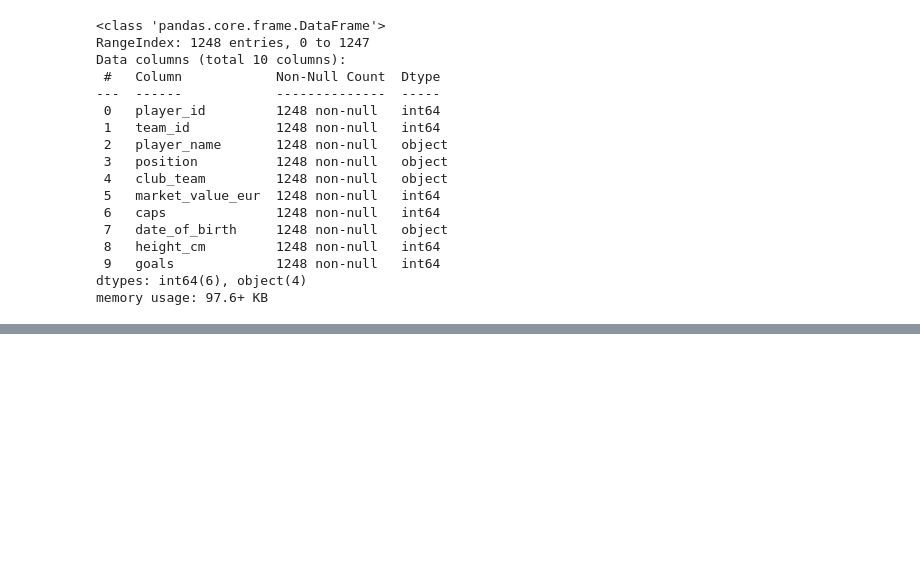
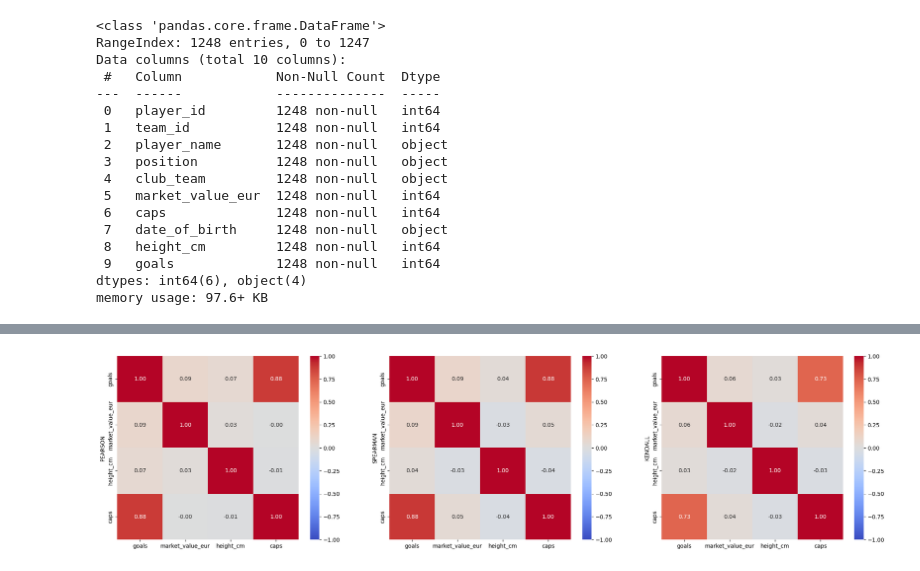
Before and after one commit to joaquincernik/inteligencia-artificial, a Jupyter notebook: practico2/practico2.ipynb, the cells around one changed output, grey strips where cells are left out. Drawn from its saved outputs; the diff is of its cells as text; code cells hidden in the pictures; blank space fills up the shorter version.

```diff
--- a/practico2/practico2.ipynb
+++ b/practico2/practico2.ipynb
@@ -51,0 +221,38 @@ memory usage: 97.6+ KB
+# %%
+pyplot.figure(figsize=(25,6))
+
+pyplot.subplot(1, 3, 1)
+seaborn.heatmap(
+    delanteros_correlacion.corr(),
+    annot=True,
+    fmt=".2f",
+    cmap="coolwarm",
+    center=0,
+    vmin=-1,
+    vmax=1)
+pyplot.ylabel('PEARSON')
+
+pyplot.subplot(1, 3, 2)
+seaborn.heatmap(
+    delanteros_correlacion.corr(method='spearman'),
+    annot=True,
+    fmt=".2f",
+    cmap="coolwarm",
+    center=0,
+    vmin=-1,
+    vmax=1)
+pyplot.ylabel('SPEARMAN')
+
+pyplot.subplot(1, 3, 3)
+seaborn.heatmap(
+    delanteros_correlacion.corr(method='kendall'),
+    annot=True,
+    fmt=".2f",
+    cmap="coolwarm",
+    center=0,
+    vmin=-1,
+    vmax=1)
+pyplot.ylabel('KENDALL')
+pyplot.show()
+# %% [output]
+[figure, added]
```
Also changed, not shown: parts of 20 cells of this notebook, 1 other file.
